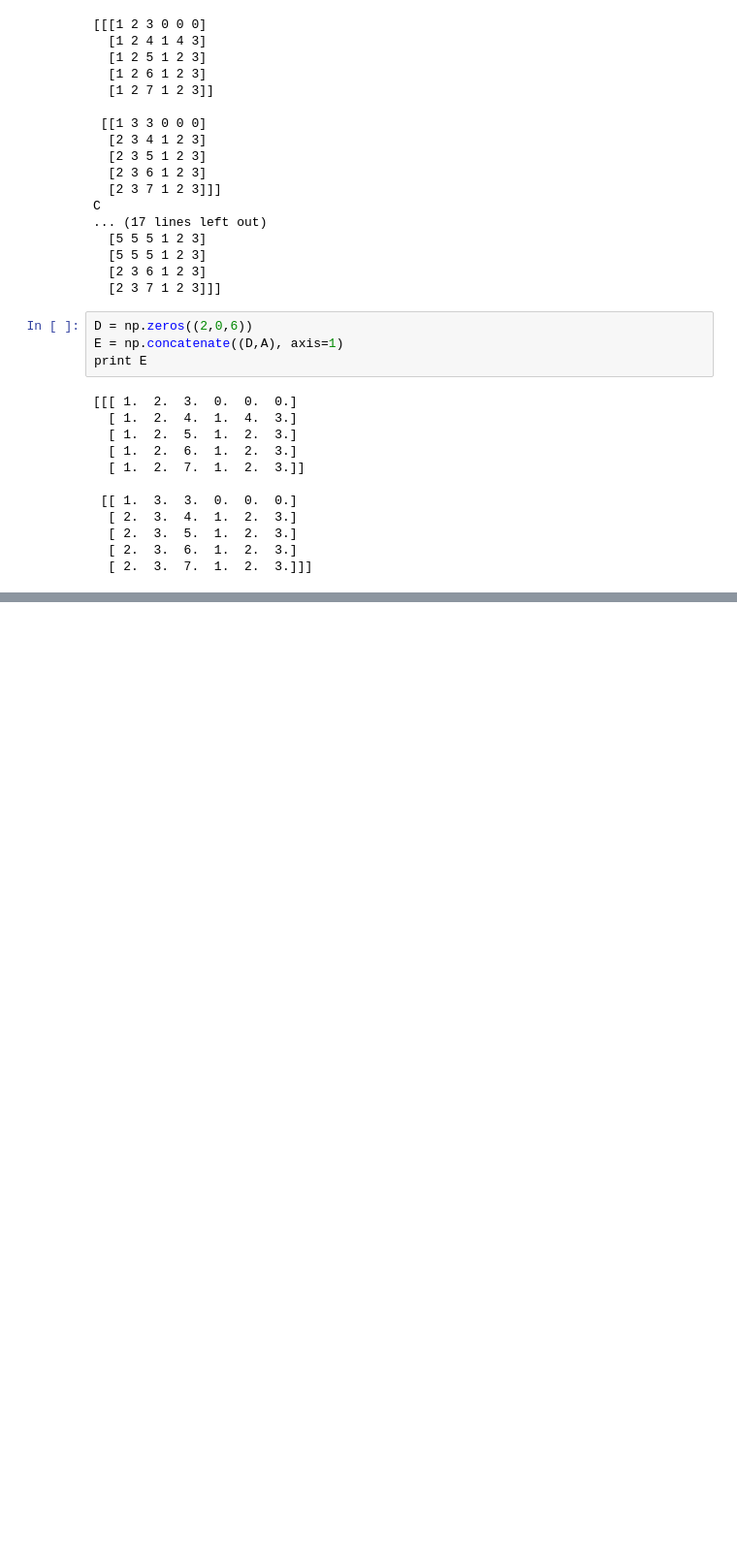
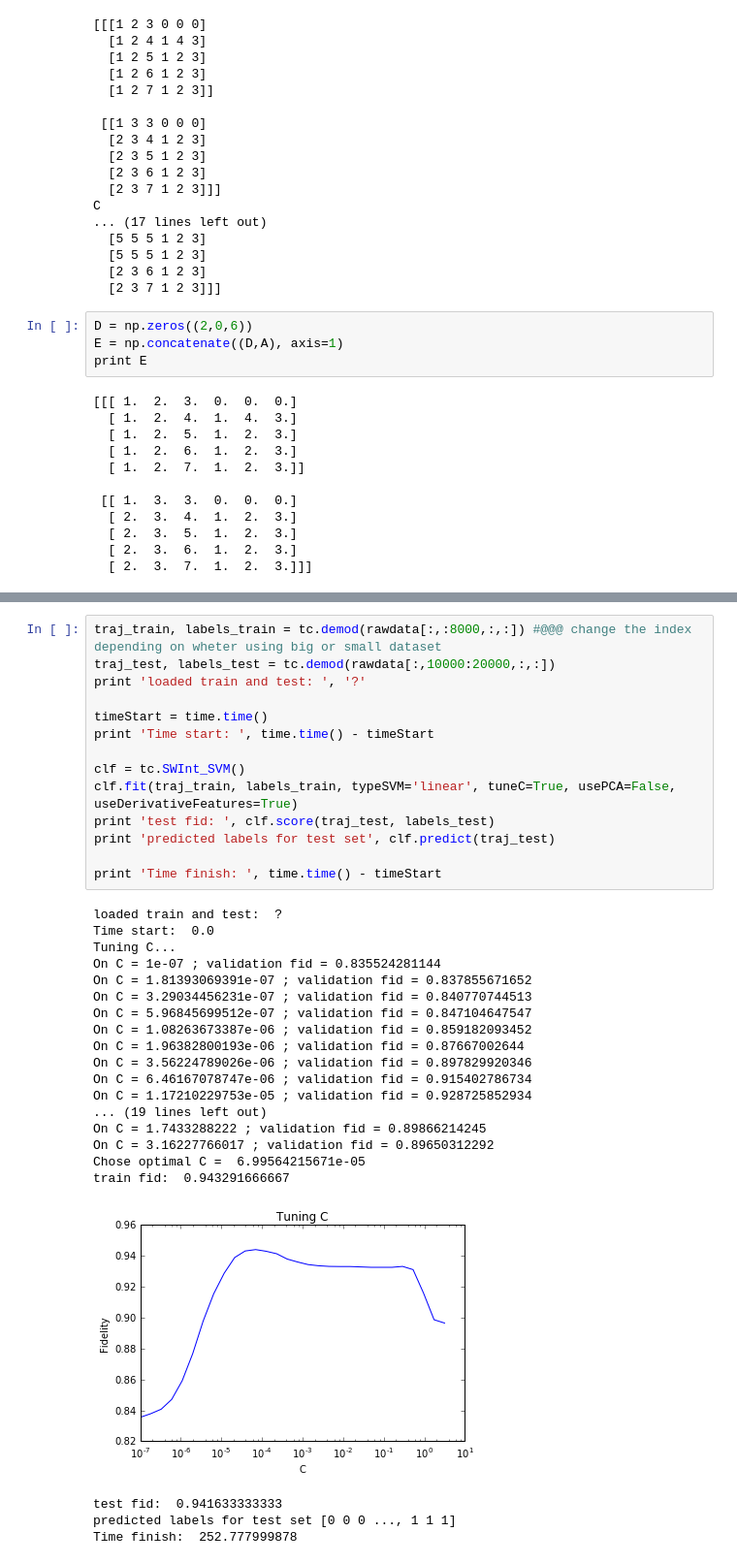
Before and after one commit to dennischenfeng/qnl_qmtrajproj, a Jupyter notebook: SWInt_SVM_v2.ipynb, the cells around one changed output, grey strips where cells are left out. Shown at 97% size. Drawn from its saved outputs; the diff is of its cells as text; blank space fills up the shorter version.

Commit message:
added derivative and fft features to linear SVM

```diff
--- a/SWInt_SVM_v2.ipynb
+++ b/SWInt_SVM_v2.ipynb
@@ -457,0 +513,36 @@ def __formatIntoFeatureVectorsAndLabels(traj, labels):
+# %%
+traj_train, labels_train = tc.demod(rawdata[:,:8000,:,:]) #@@@ change the index depending on wheter using big or small dataset
+traj_test, labels_test = tc.demod(rawdata[:,10000:20000,:,:])
+print 'loaded train and test: ', '?'
+
+timeStart = time.time()
+print 'Time start: ', time.time() - timeStart
+
+clf = tc.SWInt_SVM()
+clf.fit(traj_train, labels_train, typeSVM='linear', tuneC=True, usePCA=False, useDerivativeFeatures=True)
+print 'test fid: ', clf.score(traj_test, labels_test)
+print 'predicted labels for test set', clf.predict(traj_test)
+
+print 'Time finish: ', time.time() - timeStart
+# %% [output]
+loaded train and test:  ?
+Time start:  0.0
+Tuning C...
+On C = 1e-07 ; validation fid = 0.835524281144
+On C = 1.81393069391e-07 ; validation fid = 0.837855671652
+On C = 3.29034456231e-07 ; validation fid = 0.840770744513
+On C = 5.96845699512e-07 ; validation fid = 0.847104647547
+On C = 1.08263673387e-06 ; validation fid = 0.859182093452
+On C = 1.96382800193e-06 ; validation fid = 0.87667002644
+On C = 3.56224789026e-06 ; validation fid = 0.897829920346
+On C = 6.46167078747e-06 ; validation fid = 0.915402786734
+On C = 1.17210229753e-05 ; validation fid = 0.928725852934
+... (19 lines left out)
+On C = 1.7433288222 ; validation fid = 0.89866214245
+On C = 3.16227766017 ; validation fid = 0.89650312292
+Chose optimal C =  6.99564215671e-05
+train fid:  0.943291666667
+[figure, added]
+test fid:  0.941633333333
+predicted labels for test set [0 0 0 ..., 1 1 1]
+Time finish:  252.777999878
```
Also changed, not shown: parts of 11 cells of this notebook, 2 other files.
